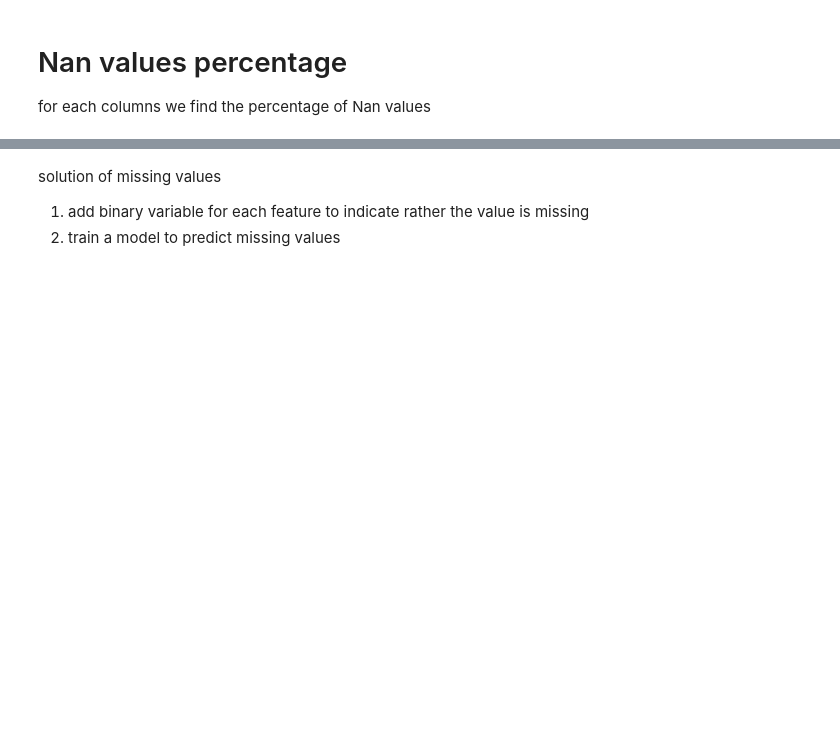
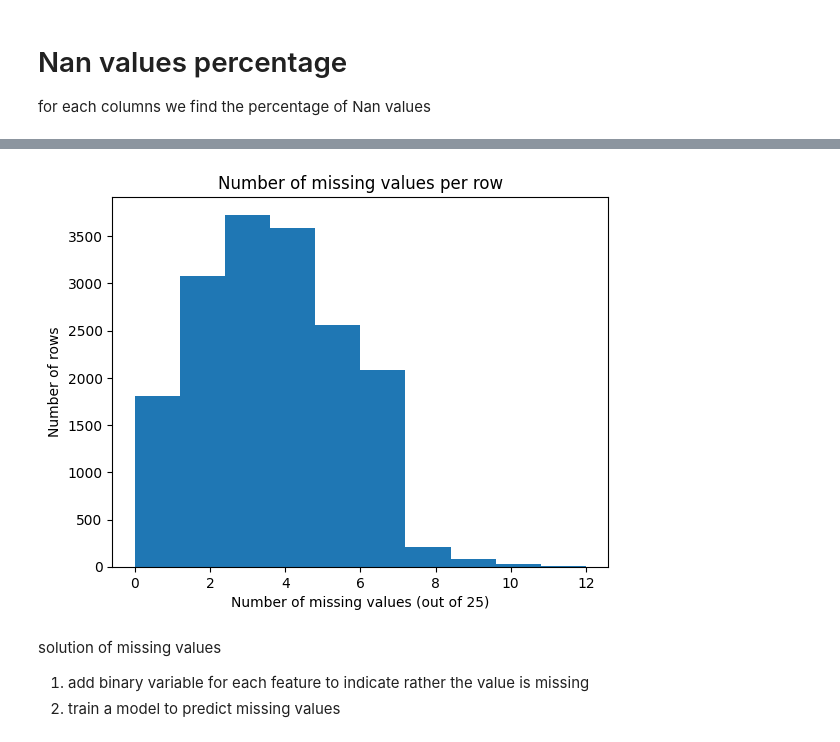
Before and after one commit to easonyu0203/ml-final-letdance, a Jupyter notebook: research.ipynb, the cells around one changed output, grey strips where cells are left out. Saved outputs shown, nothing was run; the diff lists cells and outputs as text; code cells hidden in the pictures; blank space fills up the shorter version.

```diff
--- a/research.ipynb
+++ b/research.ipynb
@@ -63,3 +67,12 @@ plt.show()
+# %%
+# for each row, how many features are missing value
+train_ds[columns].isna().sum(axis=1).plot.hist()
+plt.title("Number of missing values per row")
+plt.xlabel("Number of missing values (out of 25)")
+plt.ylabel("Number of rows")
+plt.show()
+# %% [output]
+[figure, added]
 # %% [markdown]
 solution of missing values
 1. add binary variable for each feature to indicate rather the value is missing
```
Also changed, not shown: parts of 13 cells of this notebook, 1 other file.
